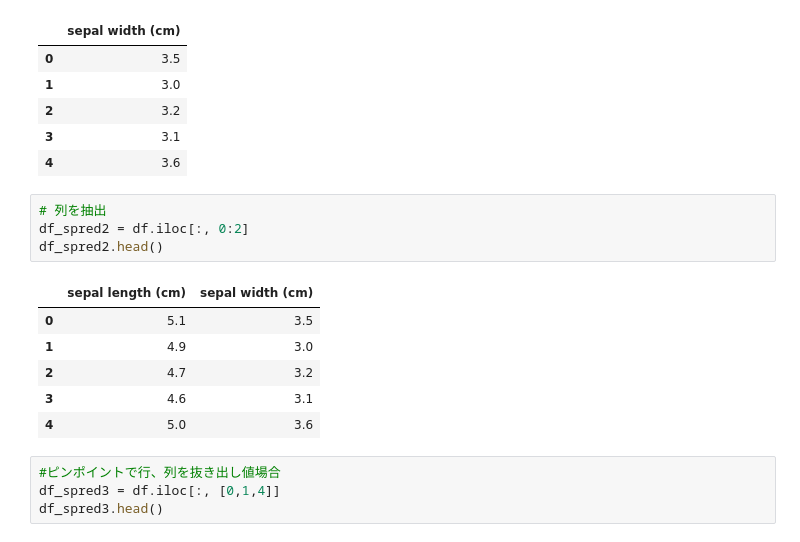
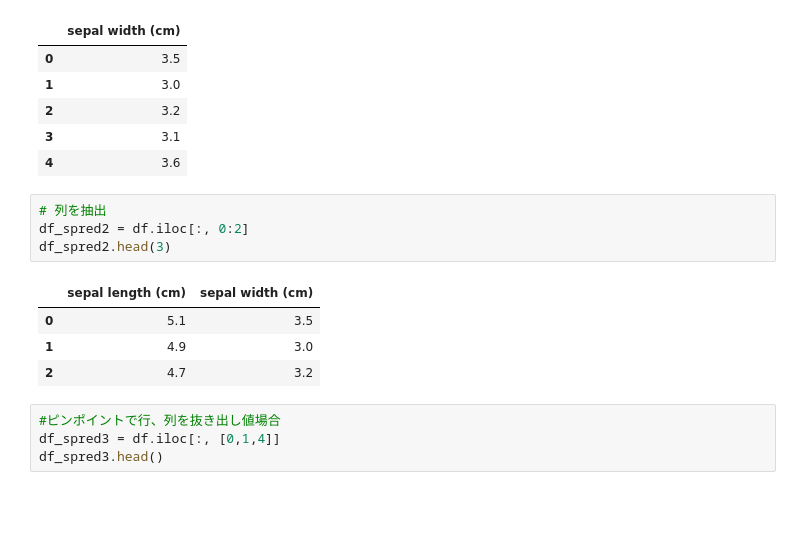
Before and after one commit to sohdacafe/cheat_sheet, a Jupyter notebook: pandas_cheat_sheet.ipynb, the cells around one changed output. Cells and saved outputs as stored; diff of their text form; blank space fills up the shorter version.

```diff
--- a/pandas_cheat_sheet.ipynb
+++ b/pandas_cheat_sheet.ipynb
@@ -115,14 +136,12 @@ X[1].head()
 # %%
 # 列を抽出
 df_spred2 = df.iloc[:, 0:2]
-df_spred2.head()
+df_spred2.head(3)
 # %% [output]
 |  | sepal length (cm) | sepal width (cm) |
 | 0 | 5.1 | 3.5 |
 | 1 | 4.9 | 3.0 |
 | 2 | 4.7 | 3.2 |
-| 3 | 4.6 | 3.1 |
-| 4 | 5.0 | 3.6 |
 # %%
 #ピンポイントで行、列を抜き出し値場合
 df_spred3 = df.iloc[:, [0,1,4]]
```
Also changed, not shown: parts of 3 cells of this notebook.
